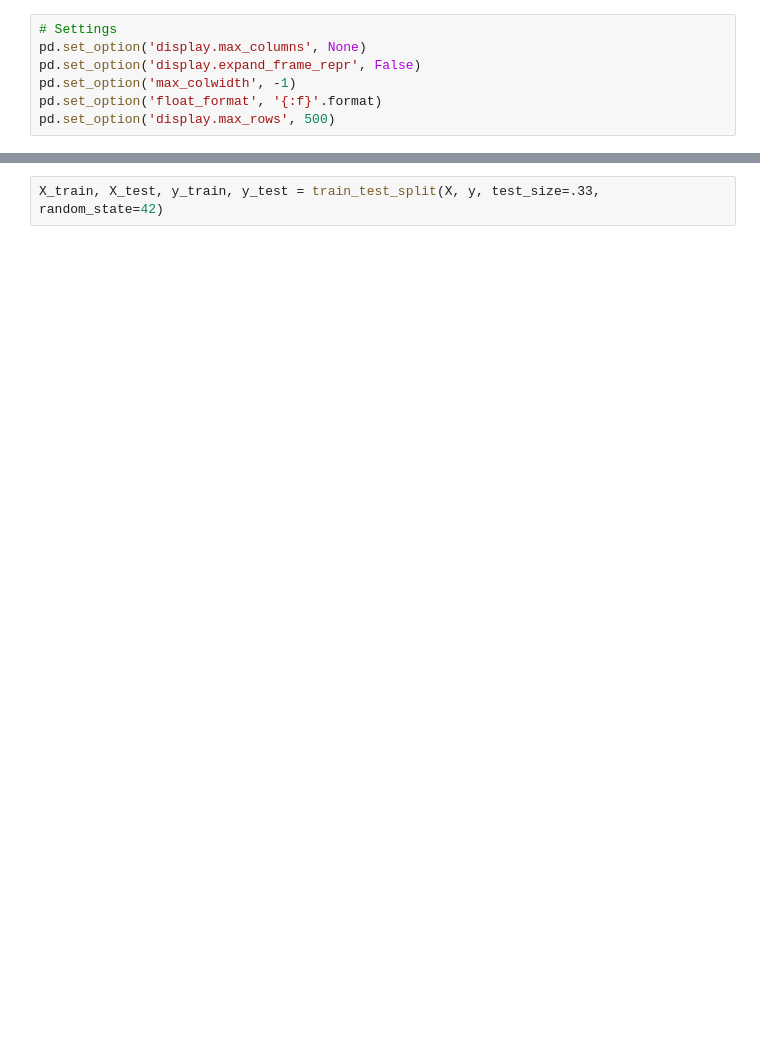
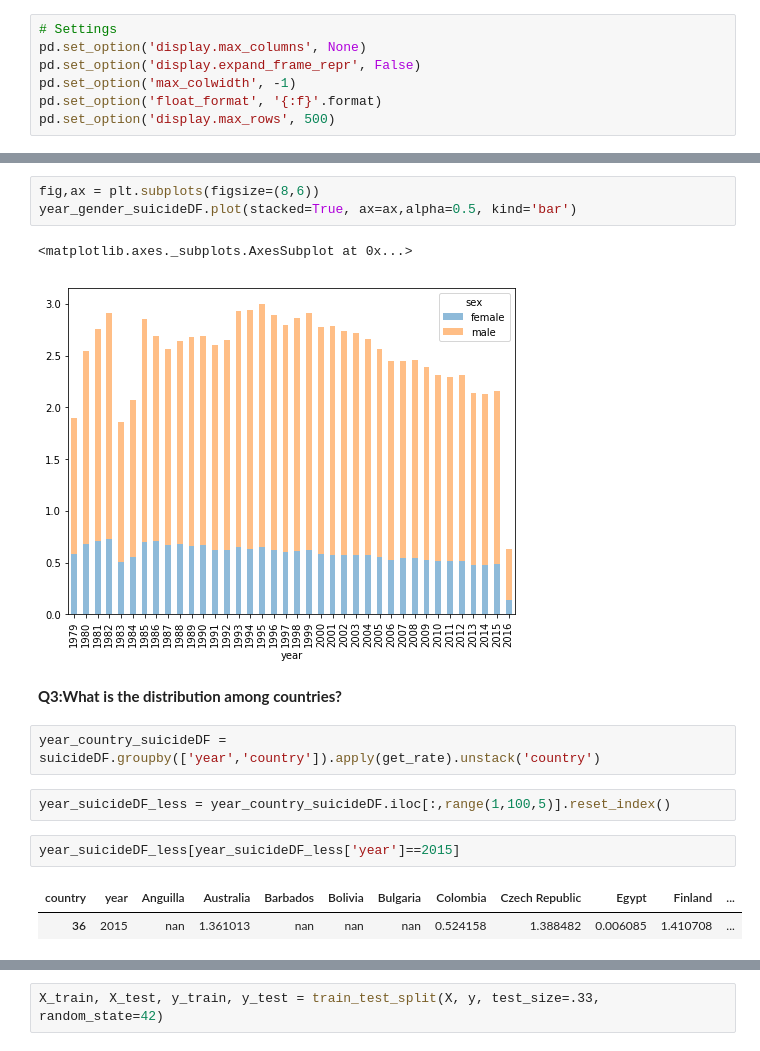
Before and after one commit to elifinspace/life_analytics, a Jupyter notebook: WHO.ipynb, the cells around one changed output, grey strips where cells are left out. Cells and saved outputs as stored; diff of their text form; blank space fills up the shorter version.

```diff
--- a/WHO.ipynb
+++ b/WHO.ipynb
@@ -188,0 +91,17 @@ y=n_mergedDF['Life expectancy ']
+# %%
+fig,ax = plt.subplots(figsize=(8,6))
+year_gender_suicideDF.plot(stacked=True, ax=ax,alpha=0.5, kind='bar')
+# %% [output]
+<matplotlib.axes._subplots.AxesSubplot at 0x...>
+[figure, added]
+# %% [markdown]
+**Q3:What is the distribution among countries?**
+# %%
+year_country_suicideDF = suicideDF.groupby(['year','country']).apply(get_rate).unstack('country')
+# %%
+year_suicideDF_less = year_country_suicideDF.iloc[:,range(1,100,5)].reset_index()
+# %%
+year_suicideDF_less[year_suicideDF_less['year']==2015]
+# %% [output]
+| country | year | Anguilla | Australia | Barbados | Bolivia | Bulgaria | Colombia | Czech Republic | Egypt | Finland | ... |
+| 36 | 2015 | nan | 1.361013 | nan | nan | nan | 0.524158 | 1.388482 | 0.006085 | 1.410708 | ... |
```
Also changed, not shown: parts of 100 cells of this notebook, 1 other file.
